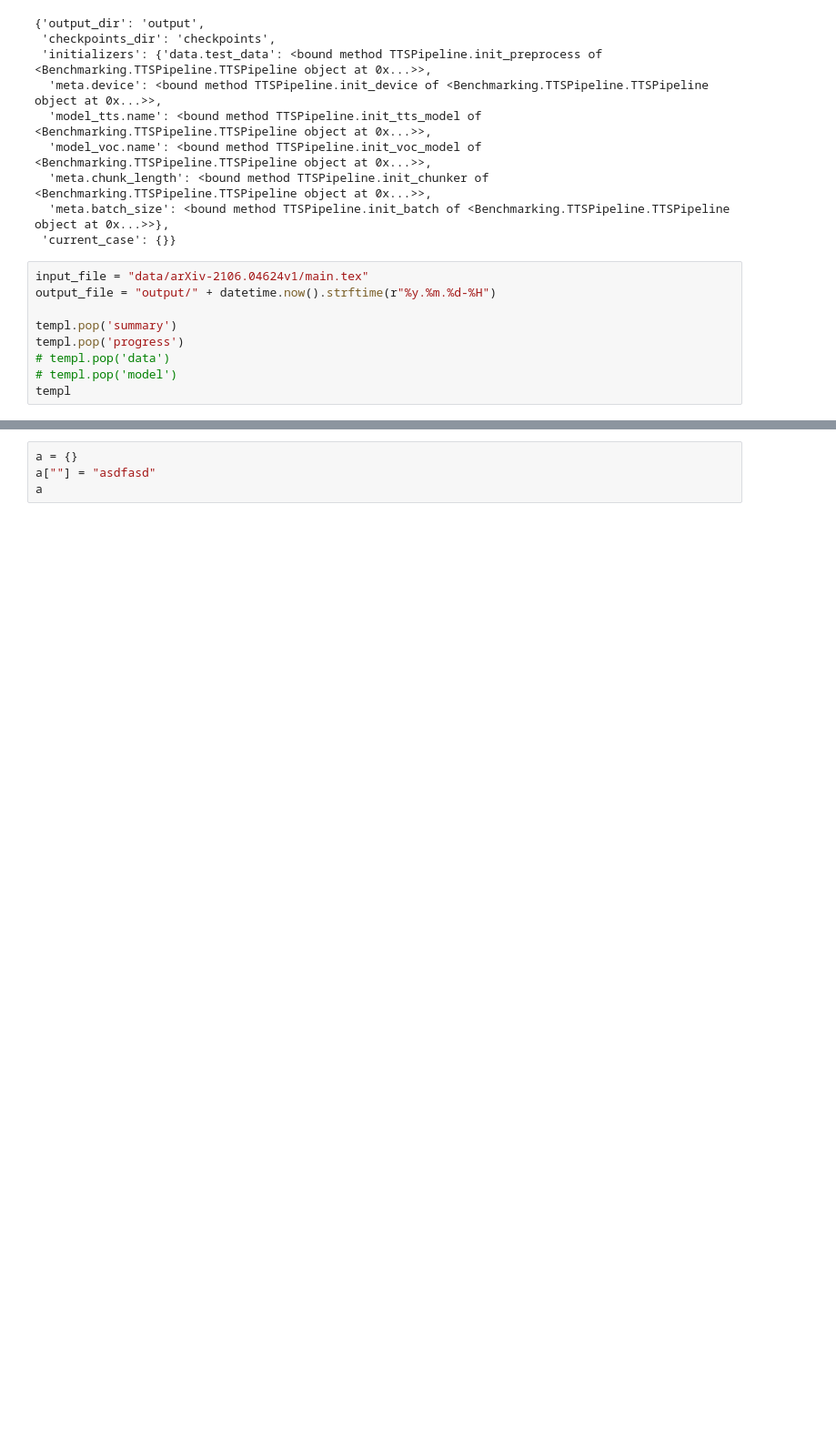
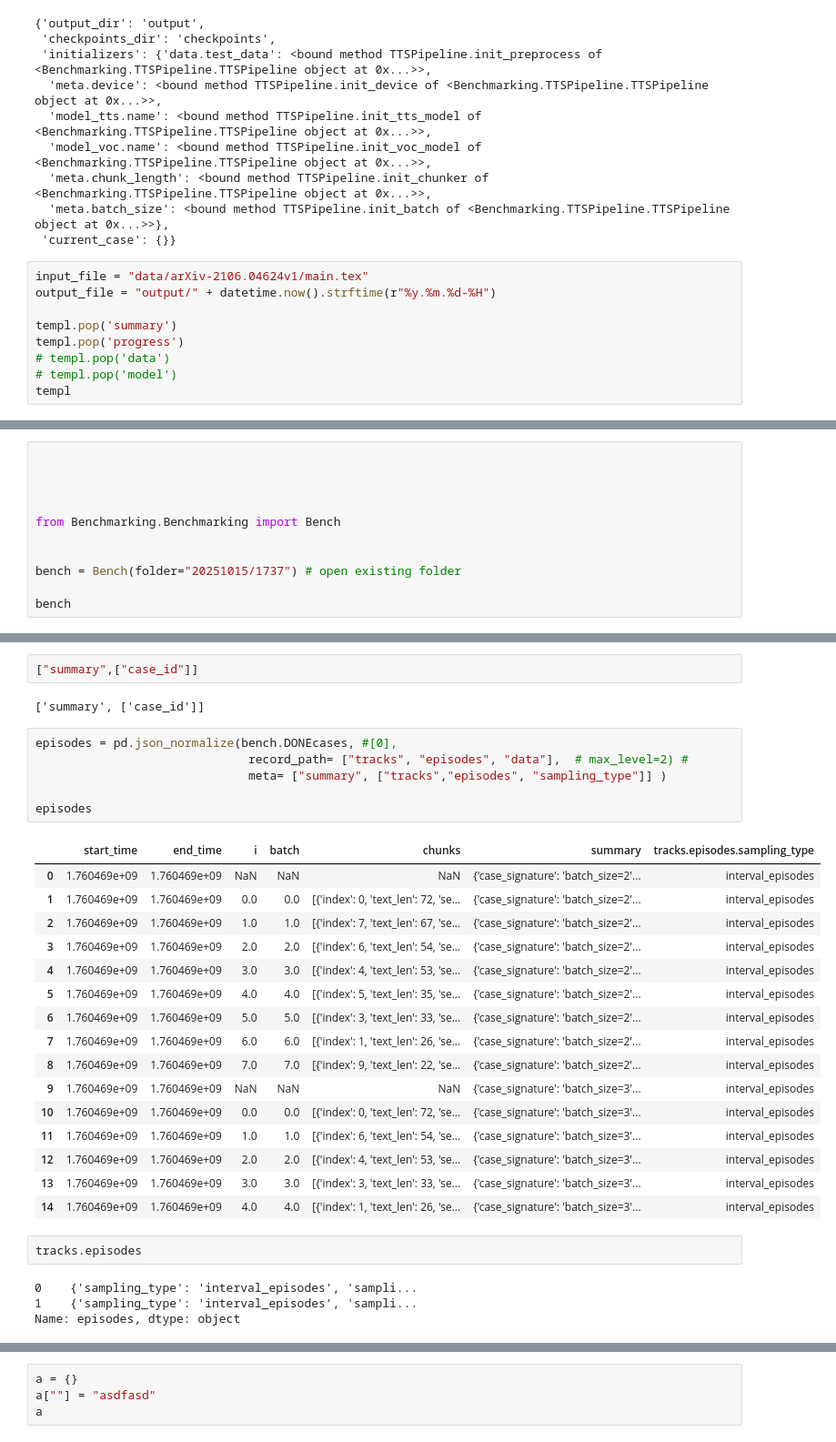
Before and after one commit to vodkolav/ArticleReader, a Jupyter notebook: Benchmarking.ipynb, the cells around one changed output, grey strips where cells are left out. Shown at 91% size. Cells and saved outputs as stored; diff of their text form; blank space fills up the shorter version.

```diff
--- a/Benchmarking.ipynb
+++ b/Benchmarking.ipynb
@@ -608,0 +615,11 @@ templ
+# %%
+
+
+
+
+from Benchmarking.Benchmarking import Bench
+
+
+bench = Bench(folder="20251015/1737") # open existing folder
+
+bench
@@ -608,0 +692,33 @@ templ
+# %%
+["summary",["case_id"]]
+# %% [output]
+['summary', ['case_id']]
+# %%
+episodes = pd.json_normalize(bench.DONEcases, #[0],
+                              record_path= ["tracks", "episodes", "data"],  # max_level=2) #
+                              meta= ["summary", ["tracks","episodes", "sampling_type"]] )
+
+episodes
+# %% [output]
+|  | start_time | end_time | i | batch | chunks | summary | tracks.episodes.sampling_type |
+| 0 | 1.760469e+09 | 1.760469e+09 | NaN | NaN | NaN | {'case_signature': 'batch_size=2'... | interval_episodes |
+| 1 | 1.760469e+09 | 1.760469e+09 | 0.0 | 0.0 | [{'index': 0, 'text_len': 72, 'se... | {'case_signature': 'batch_size=2'... | interval_episodes |
+| 2 | 1.760469e+09 | 1.760469e+09 | 1.0 | 1.0 | [{'index': 7, 'text_len': 67, 'se... | {'case_signature': 'batch_size=2'... | interval_episodes |
+| 3 | 1.760469e+09 | 1.760469e+09 | 2.0 | 2.0 | [{'index': 6, 'text_len': 54, 'se... | {'case_signature': 'batch_size=2'... | interval_episodes |
+| 4 | 1.760469e+09 | 1.760469e+09 | 3.0 | 3.0 | [{'index': 4, 'text_len': 53, 'se... | {'case_signature': 'batch_size=2'... | interval_episodes |
+| 5 | 1.760469e+09 | 1.760469e+09 | 4.0 | 4.0 | [{'index': 5, 'text_len': 35, 'se... | {'case_signature': 'batch_size=2'... | interval_episodes |
+| 6 | 1.760469e+09 | 1.760469e+09 | 5.0 | 5.0 | [{'index': 3, 'text_len': 33, 'se... | {'case_signature': 'batch_size=2'... | interval_episodes |
+| 7 | 1.760469e+09 | 1.760469e+09 | 6.0 | 6.0 | [{'index': 1, 'text_len': 26, 'se... | {'case_signature': 'batch_size=2'... | interval_episodes |
+| 8 | 1.760469e+09 | 1.760469e+09 | 7.0 | 7.0 | [{'index': 9, 'text_len': 22, 'se... | {'case_signature': 'batch_size=2'... | interval_episodes |
+| 9 | 1.760469e+09 | 1.760469e+09 | NaN | NaN | NaN | {'case_signature': 'batch_size=3'... | interval_episodes |
+| 10 | 1.760469e+09 | 1.760469e+09 | 0.0 | 0.0 | [{'index': 0, 'text_len': 72, 'se... | {'case_signature': 'batch_size=3'... | interval_episodes |
+| 11 | 1.760469e+09 | 1.760469e+09 | 1.0 | 1.0 | [{'index': 6, 'text_len': 54, 'se... | {'case_signature': 'batch_size=3'... | interval_episodes |
+| 12 | 1.760469e+09 | 1.760469e+09 | 2.0 | 2.0 | [{'index': 4, 'text_len': 53, 'se... | {'case_signature': 'batch_size=3'... | interval_episodes |
+| 13 | 1.760469e+09 | 1.760469e+09 | 3.0 | 3.0 | [{'index': 3, 'text_len': 33, 'se... | {'case_signature': 'batch_size=3'... | interval_episodes |
+| 14 | 1.760469e+09 | 1.760469e+09 | 4.0 | 4.0 | [{'index': 1, 'text_len': 26, 'se... | {'case_signature': 'batch_size=3'... | interval_episodes |
+# %%
+tracks.episodes
+# %% [output]
+0    {'sampling_type': 'interval_episodes', 'sampli...
+1    {'sampling_type': 'interval_episodes', 'sampli...
+Name: episodes, dtype: object
```
Also changed, not shown: parts of 33 cells of this notebook, 10 other files.
